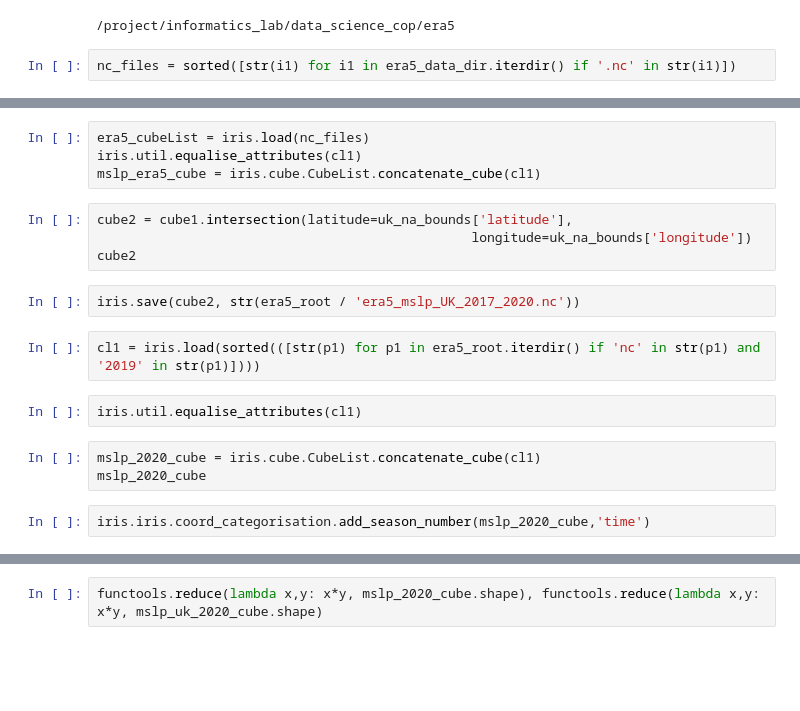
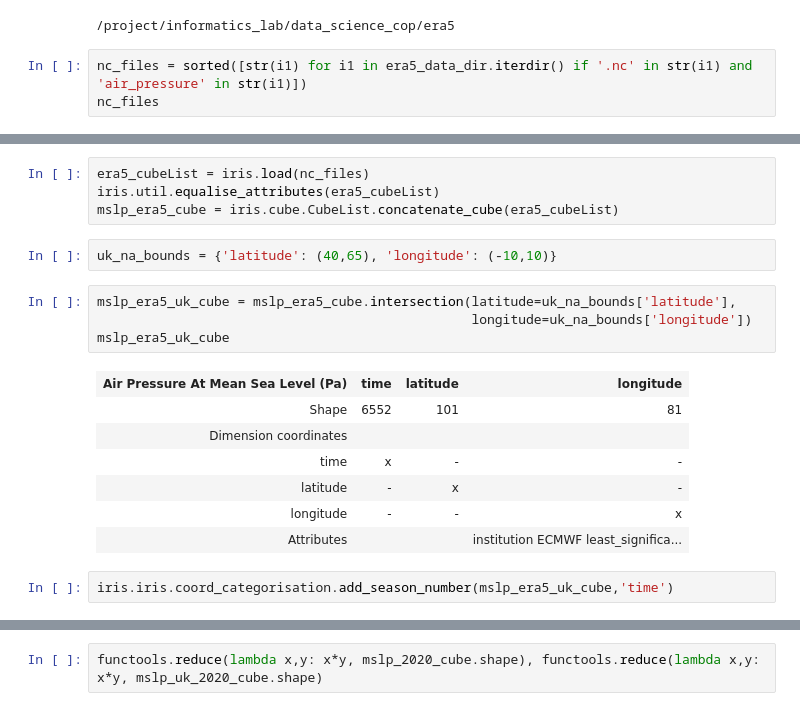
Before and after one commit to informatics-lab/ml_weather_tutorial, a Jupyter notebook: 01_data_exploration.ipynb, the cells around one changed output, grey strips where cells are left out. Cells and saved outputs as stored; diff of their text form; blank space fills up the shorter version.

```diff
--- a/01_data_exploration.ipynb
+++ b/01_data_exploration.ipynb
@@ -341,4 +341,5 @@ print(era5_data_dir)
 # %% [output]
 /project/informatics_lab/data_science_cop/era5
 # %%
-nc_files = sorted([str(i1) for i1 in era5_data_dir.iterdir() if '.nc' in str(i1)])
+nc_files = sorted([str(i1) for i1 in era5_data_dir.iterdir() if '.nc' in str(i1) and 'air_pressure' in str(i1)])
+nc_files
@@ -345,19 +356,20 @@ nc_files = sorted([str(i1) for i1 in era5_data_dir.iterdir() if '.nc' in str(i1)
 # %%
 era5_cubeList = iris.load(nc_files)
-iris.util.equalise_attributes(cl1)
-mslp_era5_cube = iris.cube.CubeList.concatenate_cube(cl1)
+iris.util.equalise_attributes(era5_cubeList)
+mslp_era5_cube = iris.cube.CubeList.concatenate_cube(era5_cubeList)
+# %%
+uk_na_bounds = {'latitude': (40,65), 'longitude': (-10,10)}
 # %%
-cube2 = cube1.intersection(latitude=uk_na_bounds['latitude'],
+mslp_era5_uk_cube = mslp_era5_cube.intersection(latitude=uk_na_bounds['latitude'],
                                                 longitude=uk_na_bounds['longitude'])
-cube2
+mslp_era5_uk_cube
+# %% [output]
+| Air Pressure At Mean Sea Level (Pa) | time | latitude | longitude |
+| Shape | 6552 | 101 | 81 |
+| Dimension coordinates |  |  |  |
+| time | x | - | - |
+| latitude | - | x | - |
+| longitude | - | - | x |
+| Attributes |  |  | institution ECMWF least_significa... |
-# %%
-iris.save(cube2, str(era5_root / 'era5_mslp_UK_2017_2020.nc'))
-# %%
-cl1 = iris.load(sorted(([str(p1) for p1 in era5_root.iterdir() if 'nc' in str(p1) and '2019' in str(p1)])))
-# %%
-iris.util.equalise_attributes(cl1)
-# %%
-mslp_2020_cube = iris.cube.CubeList.concatenate_cube(cl1)
-mslp_2020_cube
 # %%
-iris.iris.coord_categorisation.add_season_number(mslp_2020_cube,'time')
+iris.iris.coord_categorisation.add_season_number(mslp_era5_uk_cube,'time')
```
Also changed, not shown: parts of 10 cells of this notebook.
